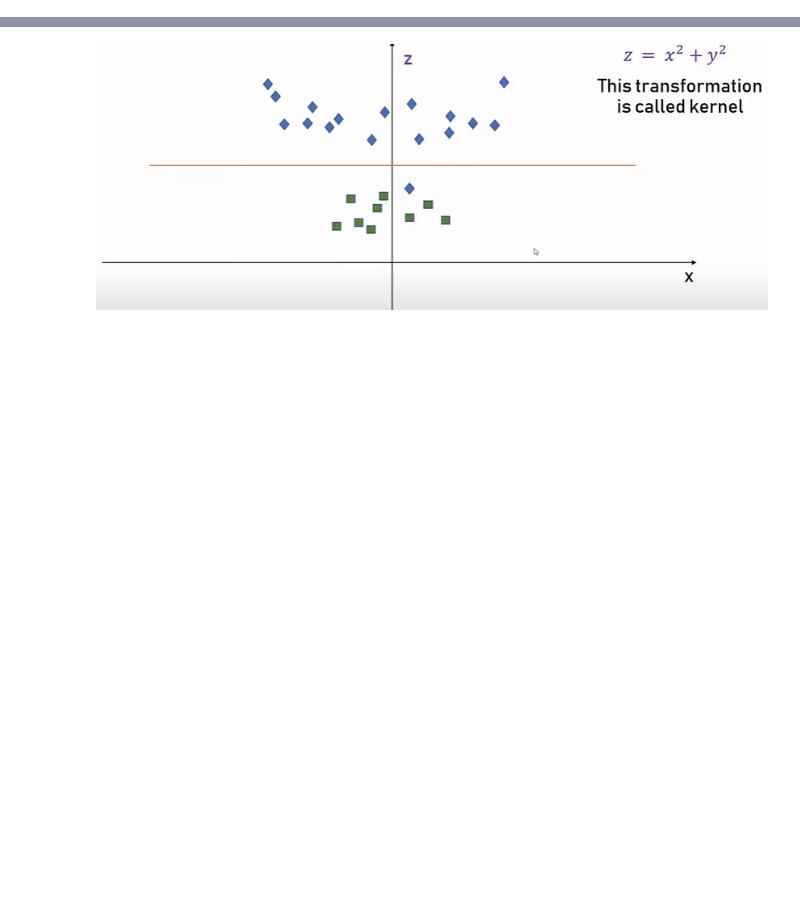
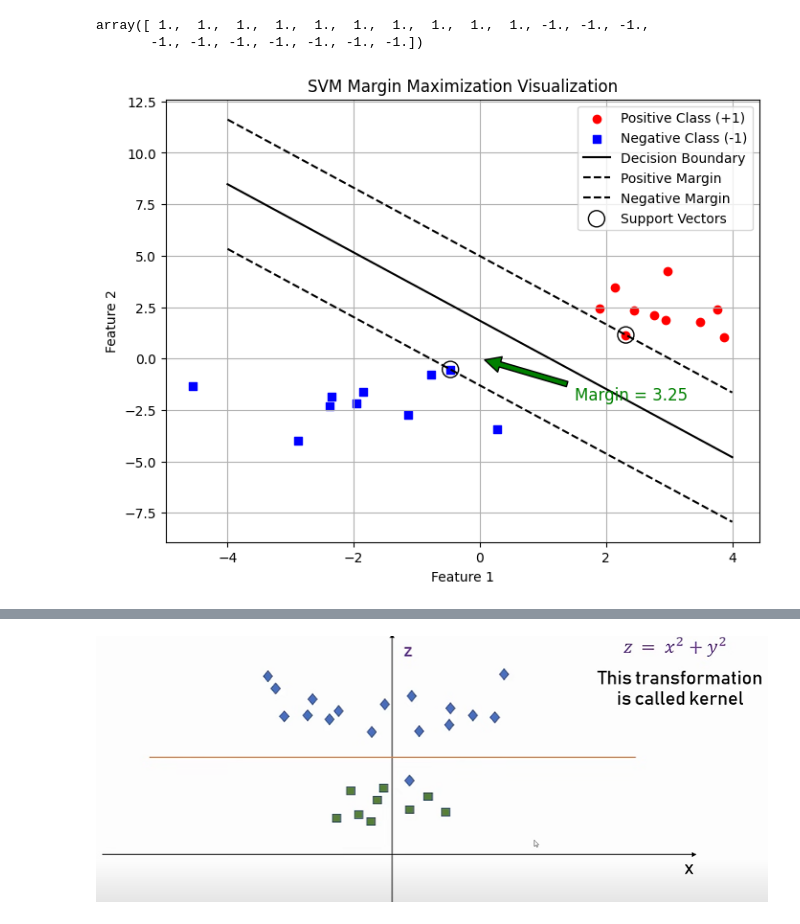
Before and after one commit to SAMANTA1401/machine_learning, a Jupyter notebook: support_vector_machine.ipynb, the cells around one changed output, grey strips where cells are left out. Saved outputs shown, nothing was run; the diff lists cells and outputs as text; code cells hidden in the pictures; blank space fills up the shorter version.

Commit message:
support vector added

```diff
--- a/support_vector_machine.ipynb
+++ b/support_vector_machine.ipynb
@@ -68,0 +59,68 @@ if __name__ == "__main__":
+# %%
+np.hstack((np.ones(10), -np.ones(10)))
+# %% [output]
+array([ 1.,  1.,  1.,  1.,  1.,  1.,  1.,  1.,  1.,  1., -1., -1., -1.,
+       -1., -1., -1., -1., -1., -1., -1.])
+# %%
+# Re-import necessary libraries since execution state was reset
+import numpy as np
+import matplotlib.pyplot as plt
+from sklearn.svm import SVC
+
+# Generate synthetic data
+np.random.seed(0)
+X_pos = np.random.randn(10, 2) + [2, 2]  # Positive class (red)
+X_neg = np.random.randn(10, 2) + [-2, -2]  # Negative class (blue)
+X = np.vstack((X_pos, X_neg)) # vertical stack
+y = np.hstack((np.ones(10), -np.ones(10)))  # Labels horizontally stack
+
+# Train an SVM classifier
+svm = SVC(kernel="linear", C=1e6)  # Hard margin SVM
+svm.fit(X, y)
+
+# Extract the separating hyperplane
+w = svm.coef_[0]  # Normal vector
+b = svm.intercept_[0]
+
+# Calculate margin width
+margin = 2 / np.linalg.norm(w)
+
+# Plot the data and decision boundary
+fig, ax = plt.subplots(figsize=(8, 6))
+
+# Scatter plot of points
+ax.scatter(X_pos[:, 0], X_pos[:, 1], color='red', marker='o', label='Positive Class (+1)')
+ax.scatter(X_neg[:, 0], X_neg[:, 1], color='blue', marker='s', label='Negative Class (-1)')
+
+# Generate grid points
+xx = np.linspace(-4, 4, 100)
+yy = (-w[0] * xx - b) / w[1]  # Decision boundary
+
+# Plot decision boundary
+ax.plot(xx, yy, 'k-', label="Decision Boundary")
+
+# Plot margins
+yy_margin_pos = (-w[0] * xx - b + 1) / w[1]
+yy_margin_neg = (-w[0] * xx - b - 1) / w[1]
+ax.plot(xx, yy_margin_pos, 'k--', label="Positive Margin")
+ax.plot(xx, yy_margin_neg, 'k--', label="Negative Margin")
+
+# Plot support vectors
+ax.scatter(svm.support_vectors_[:, 0], svm.support_vectors_[:, 1], s=150,
+           facecolors='none', edgecolors='black', label="Support Vectors")
+
+# Annotate margin width
+ax.annotate(f'Margin = {margin:.2f}', xy=(0, 0), xytext=(1.5, -2),
+            arrowprops=dict(facecolor='green', shrink=0.05), fontsize=12, color='green')
+
+# Labels and title
+ax.set_xlabel("Feature 1")
+ax.set_ylabel("Feature 2")
+ax.set_title("SVM Margin Maximization Visualization")
+ax.legend()
+ax.grid()
+
+# Show plot
+plt.show()
+# %% [output]
+[figure, added]
```
Also changed, not shown: parts of 29 cells of this notebook, 1 other file.
